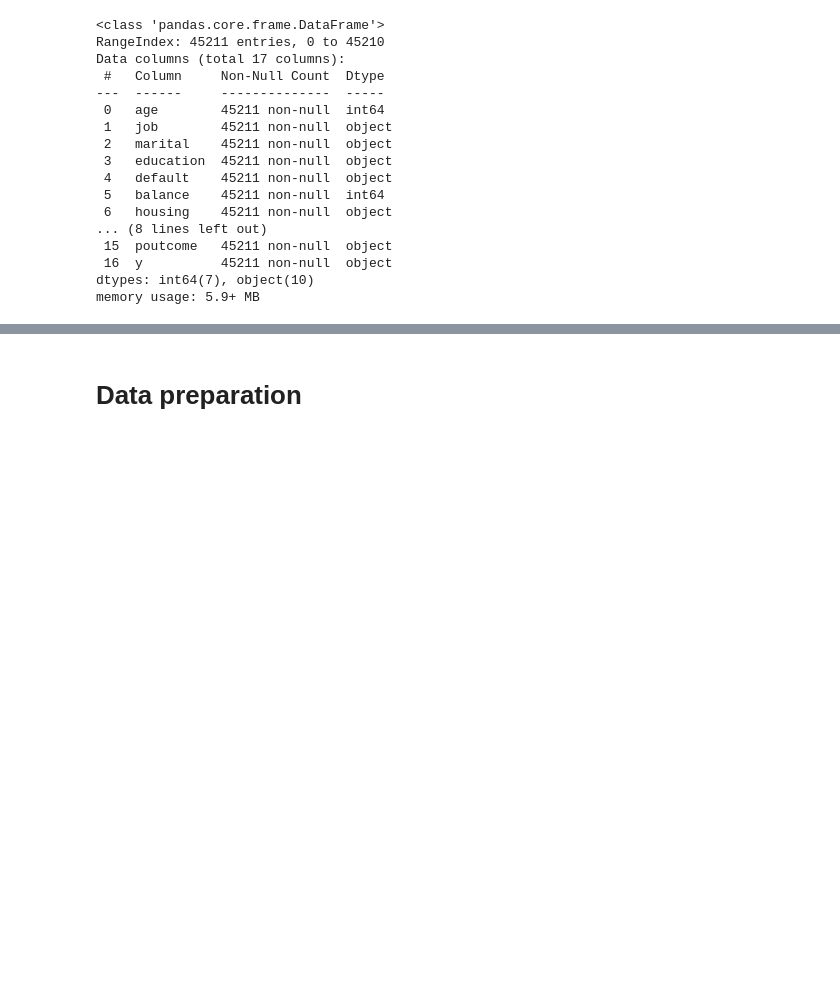
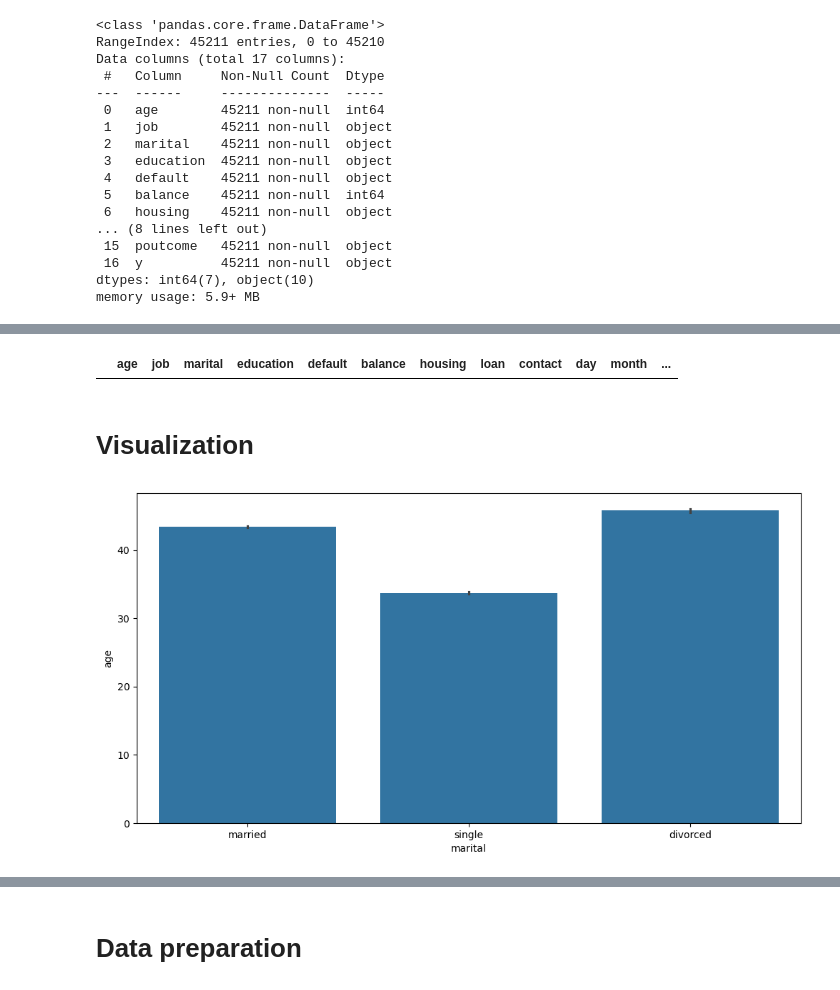
Before and after one commit to navaneeth1612/Assignment-06-Logistic-Regression, a Jupyter notebook: Assignment-06-Logistic Regression.ipynb, the cells around one changed output, grey strips where cells are left out. Drawn from its saved outputs; the diff is of its cells as text; code cells hidden in the pictures; blank space fills up the shorter version.

```diff
--- a/Assignment-06-Logistic Regression.ipynb
+++ b/Assignment-06-Logistic Regression.ipynb
@@ -61,6 +62,6 @@ from sklearn.metrics import roc_auc_score
 # %%
 # Importing the dataset
-bank_data=pd.read_csv(r'C:\Users\BIS\Desktop\DATA SCIENCE ASSIGNMENTS\Logistics Regression\bank-full.csv',sep=";")
+bank_data=pd.read_csv(r'C:\Users\t5498nk\Desktop\NAVANEETH KADALOORI\DATA SCIENCE\Logistics Regression\bank-full.csv',sep=";")
 bank_data
 # %% [output]
 |  | age | job | marital | education | default | balance | housing | loan | contact | day | month | ... |
@@ -100,0 +160,11 @@ memory usage: 5.9+ MB
+# %%
+bank_data[bank_data.duplicated()]
+# %% [output]
+|  | age | job | marital | education | default | balance | housing | loan | contact | day | month | ... |
+# %% [markdown]
+# Visualization
+# %%
+f, ax = plt.subplots(figsize=(12,6))
+sns.barplot(x='marital',y='age' , data=bank_data);
+# %% [output]
+[figure, added]
```
Also changed, not shown: parts of 21 cells of this notebook.
